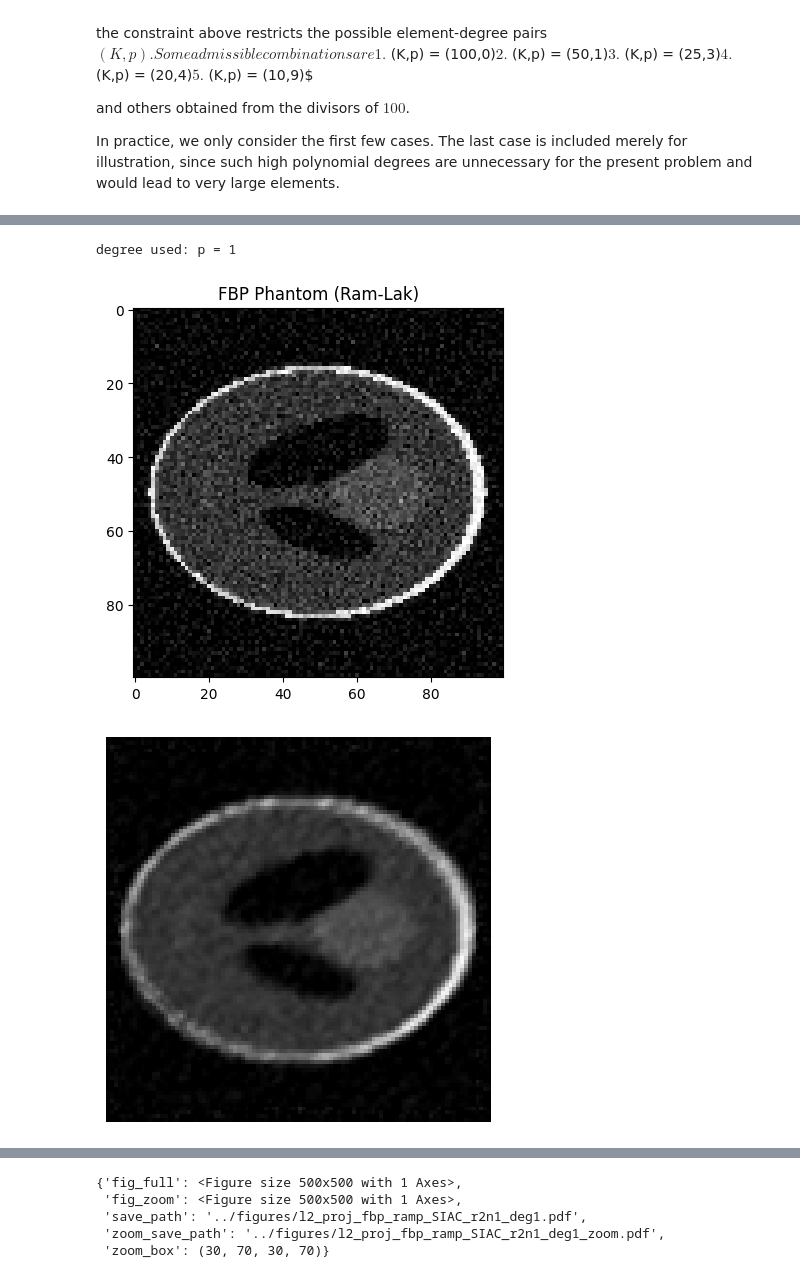
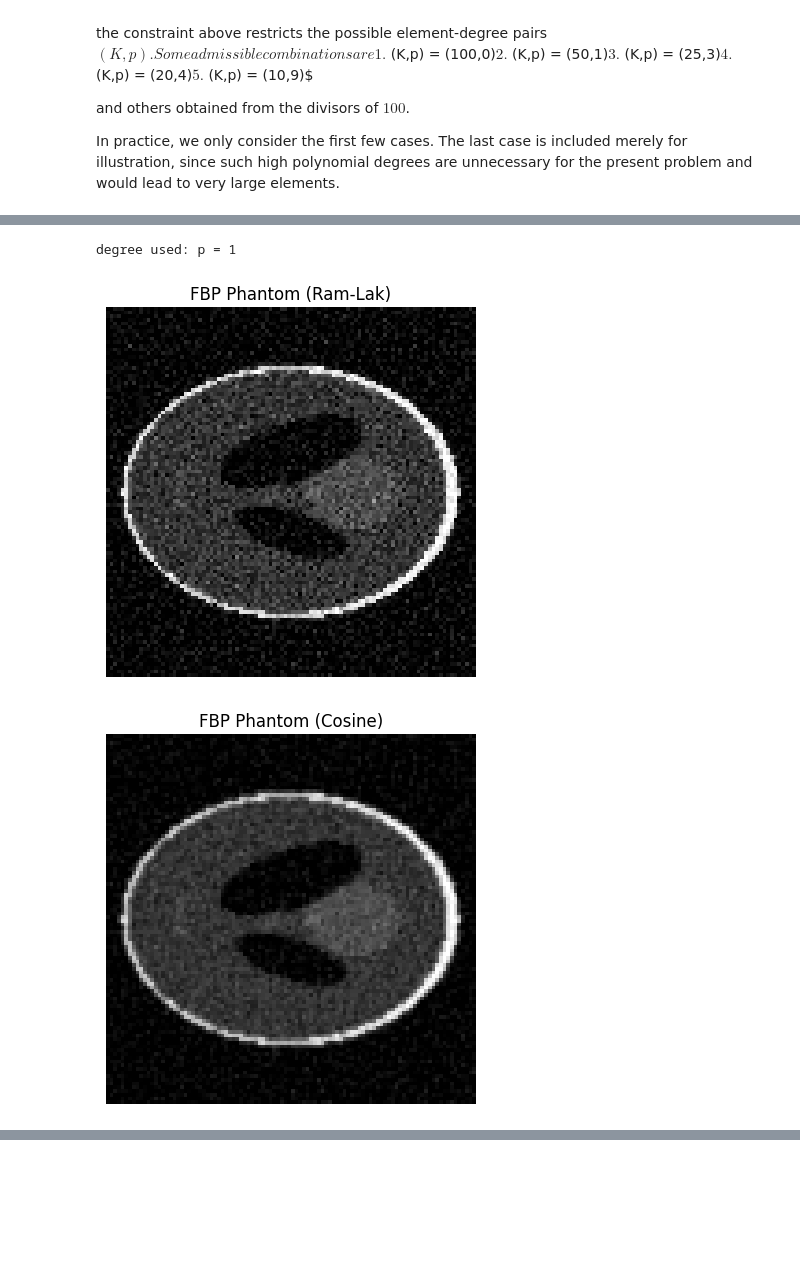
Before and after one commit to AdamHopkinss/SIAC-CT-Reconstruction, a Jupyter notebook: notebooks/DG_projection_and_SIAC.ipynb, the cells around one changed output, grey strips where cells are left out. Cells and saved outputs as stored; diff of their text form; code cells hidden in the pictures; blank space fills up the shorter version.

Commit message:
Tested the code some more, and evaluated some metrics for the new L2 and modal SIAC implementation

```diff
--- a/notebooks/DG_projection_and_SIAC.ipynb
+++ b/notebooks/DG_projection_and_SIAC.ipynb
@@ -113,6 +116,6 @@ degree used: p = 9
 # %%
 filter_used = "Ram-Lak"
-fbp_ref = reconstruct_fbp(sino_noisy, A, filter_name=filter_used)
+fbp_ramp = reconstruct_fbp(sino_noisy, A, filter_name=filter_used)
 # %%
 #### Testing on the noisy backprojected phantom ####
 
@@ -203,36 +219,53 @@ degree used: p = 1
 #### Testing on the noisy backprojected phantom, with SIAC postprocessing ####
 xmin, ymin = space.min_pt
 xmax, ymax = space.max_pt
 
 # Admissible degrees: 0, 1, 3, 4, 5, 9    (can be resolved internally by l2_project function)
 deg = 1
 
-dg = l2_project_image_to_dg(recon=fbp_ref, xlim=(xmin,xmax), ylim=(ymin,ymax), deg=deg)
+dg = l2_project_image_to_dg(recon=fbp_ramp, xlim=(xmin,xmax), ylim=(ymin,ymax), deg=deg)
 
 deg = dg["mesh"]["p"]
 print(f"degree used: p = {deg}")
 
 r = 2
-n = 1
+n = 2
 # fill_boundary set to TRUE: the boundary where SIAC could not be applied is taken as the evaluated modal DG solution
 Ustar = apply_siac_modal_dg(dg=dg, moments=r, BSorder=n, fill_boundary=True)
 
-plt.imshow(fbp_ref.asarray(), cmap="gray", vmin=0, vmax=1)
+
+plt.imshow(fbp_ramp.asarray(), cmap="gray", vmin=0, vmax=1)
 plt.title(f"FBP Phantom ({filter_used})")
-plt.show
+plt.axis("off")
+plt.show()
+
+
+# Compare against cosine filter FBP
+fbp_cosine = reconstruct_fbp(sino_noisy, A, filter_name="cosine")
+plt.imshow(fbp_cosine.asarray(), cmap="gray", vmin=0, vmax=1)
+plt.title(f"FBP Phantom (Cosine)")
+plt.axis("off")
+plt.show()
 
 save_and_plot_image_with_zoom(
     Ustar,
     save_path=f"../figures/l2_proj_fbp_ramp_SIAC_r{r}n{n}_deg{deg}.pdf",
     cmap="gray",
     vmin=0.0,
     vmax=1.0,
     raw=True,
     show=True,
     save=True,
     dpi=600
 )
+
+
+plt.figure()
+plt.imshow(Ustar - fbp_ramp.asarray(), cmap="gray")
+plt.title("Difference (U* - img)")
+plt.axis("off")
+plt.show()
 # %% [output]
 degree used: p = 1
-[figure, old version]
+[figure, new version]
-[figure, old version]
+[figure, new version]
@@ -240,5 +272,0 @@ degree used: p = 1
-{'fig_full': <Figure size 500x500 with 1 Axes>,
- 'fig_zoom': <Figure size 500x500 with 1 Axes>,
- 'save_path': '../figures/l2_proj_fbp_ramp_SIAC_r2n1_deg1.pdf',
- 'zoom_save_path': '../figures/l2_proj_fbp_ramp_SIAC_r2n1_deg1_zoom.pdf',
- 'zoom_box': (30, 70, 30, 70)}
```
Also changed, not shown: parts of 5 cells of this notebook, 1 other file.
